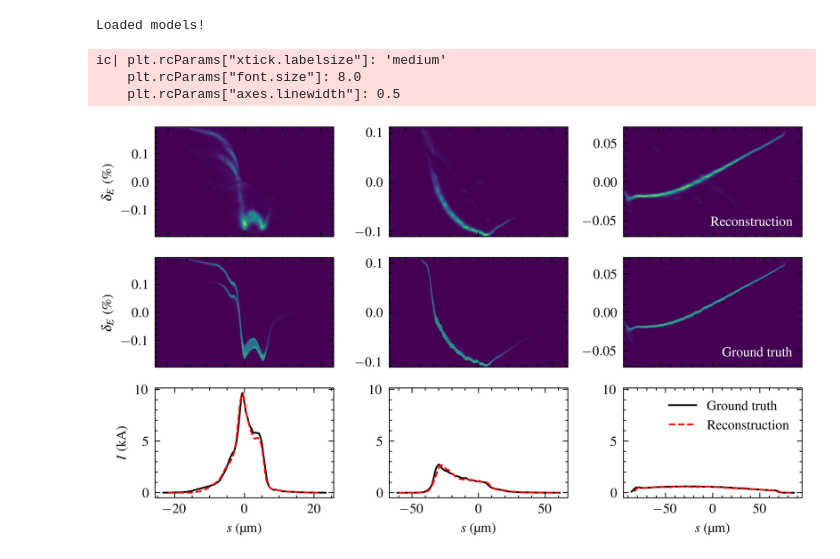
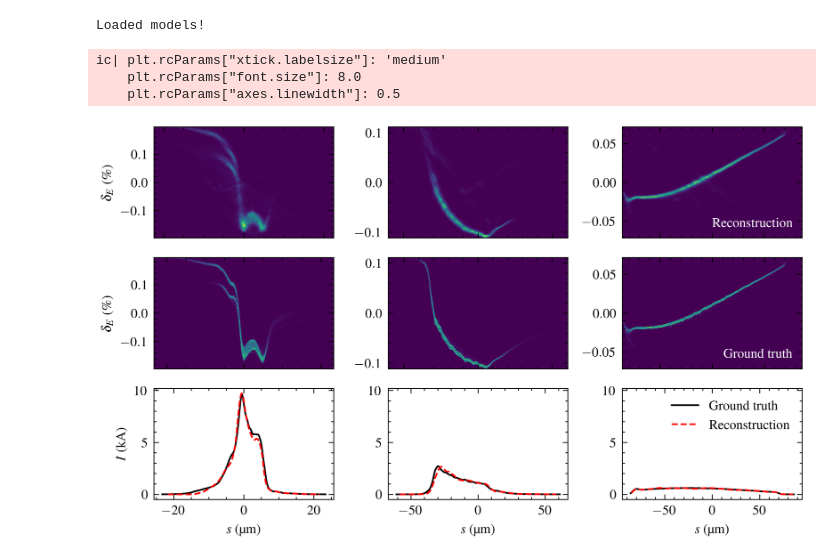
Before and after one commit to jank324/spectral-vd-euxfel, a Jupyter notebook: figures_dissertation.ipynb, the cells around one changed output. Drawn from its saved outputs; the diff is of its cells as text; code cells hidden in the pictures.

Commit message:
Fix slight width error in dissertation figure

```diff
--- a/figures_dissertation.ipynb
+++ b/figures_dissertation.ipynb
@@ -77,7 +77,7 @@ lps_dataset_test = EuXFELLPSDataset(
 random.seed("IPAC")
 # random.seed(24)
 num_examples = 4
-scale = 1.25
+correction_scale = 1.023  # Corrects for Matplotlib making figure slightly too small
 cmap = "viridis"
 cmap_cutoff = 0
 samples = random.choices(range(len(lps_dataset_test)), k=num_examples)
@@ -94,7 +94,14 @@ ic(
     plt.rcParams["axes.linewidth"],
 )
 
-fig, axs = plt.subplots(3, len(samples), figsize=(426.79 / 72, 426.79 / 72 * 0.60))
+fig, axs = plt.subplots(
+    3,
+    len(samples),
+    figsize=(
+        426.79 / 72.27 * correction_scale,
+        426.79 / 72.27 * 0.60 * correction_scale,
+    ),
+)
 
 for i, sample in enumerate(samples):
     (_, _), (current_profile, bunch_length) = current_dataset_test[sample]
@@ -199,34 +206,34 @@ axs[0, len(samples) - 1].text(
     color="white",
     horizontalalignment="right",
     transform=axs[0, i].transAxes,
 )
 axs[1, len(samples) - 1].text(
     0.95,
     0.1,
     "Ground truth",
     color="white",
     horizontalalignment="right",
     transform=axs[1, i].transAxes,
 )
 axs[2, len(samples) - 1].legend()
 
 axs[2, 1].sharey(axs[2, 0])
 axs[2, 2].sharey(axs[2, 0])
 
 for ax in axs[0]:
     ax.set_xticklabels([])
 for ax in axs[1]:
     ax.set_xticklabels([])
 
 plt.tight_layout()
 # plt.subplots_adjust(wspace=0.4, hspace=0.3)
 fig.savefig("figures/dissertation_prediction_examples.pdf")
 plt.show()
 # %% [output]
 ic| plt.rcParams["xtick.labelsize"]: 'medium'
     plt.rcParams["font.size"]: 8.0
     plt.rcParams["axes.linewidth"]: 0.5
-[figure, old version]
+[figure, new version]
 # %%
 # from pathlib import Path
 
```
Also changed, not shown: parts of 2 cells of this notebook, 2 other files.
